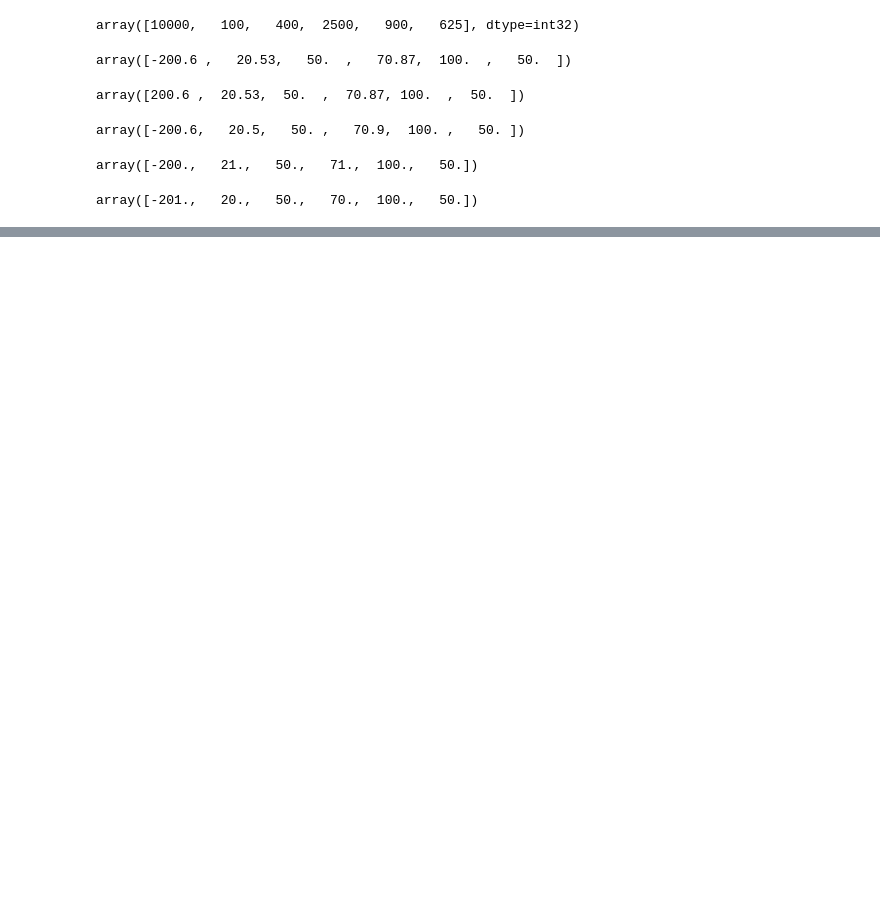
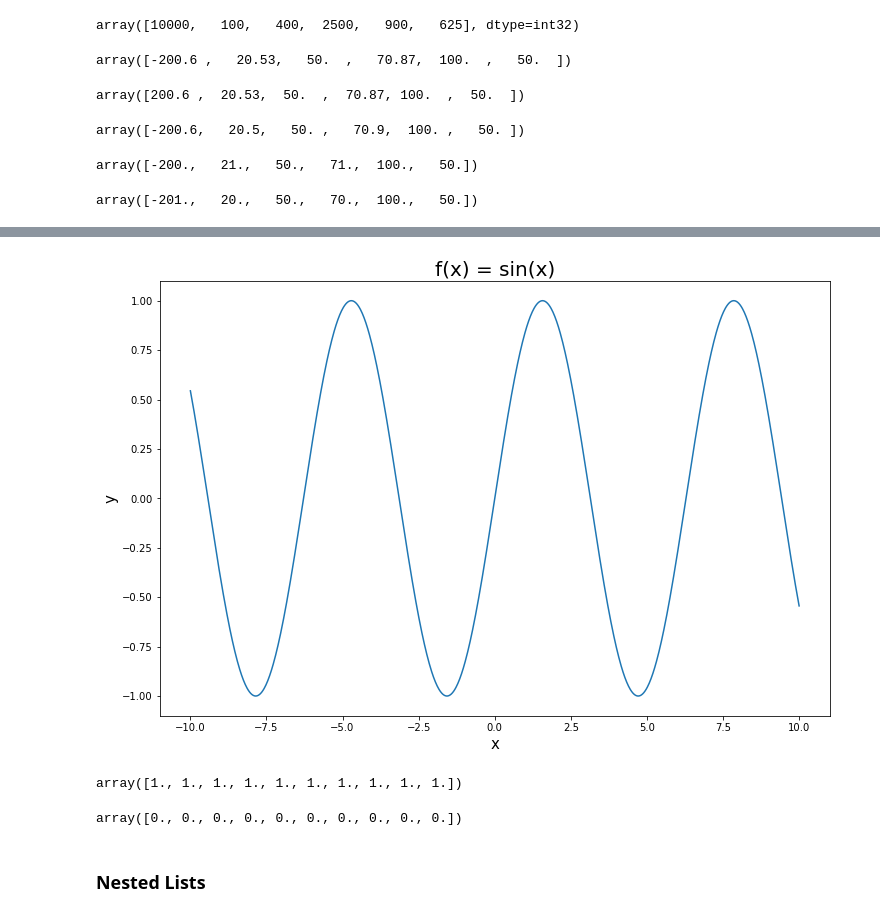
Before and after one commit to Jayce77/pythonDataCookbook, a Jupyter notebook: numpyExamples.ipynb, the cells around one changed output, grey strips where cells are left out. Cells and saved outputs as stored; diff of their text form; code cells hidden in the pictures; blank space fills up the shorter version.

Commit message:
Numpy array lessons

```diff
--- a/numpyExamples.ipynb
+++ b/numpyExamples.ipynb
@@ -265,0 +429,3 @@ array([-201.,   20.,   50.,   70.,  100.,   50.])
+# %%
+x = np.linspace(-10, 10, 1000)
+x
@@ -265,0 +450,3 @@ array([-201.,   20.,   50.,   70.,  100.,   50.])
+# %%
+y = np.sin(x)
+y
@@ -265,0 +471,19 @@ array([-201.,   20.,   50.,   70.,  100.,   50.])
+# %%
+plt.figure(figsize=(12,8))
+plt.plot(x, y)
+plt.title('f(x) = sin(x)', fontsize=20)
+plt.xlabel('x', fontsize = 15)
+plt.ylabel('y', fontsize=15)
+plt.show()
+# %% [output]
+[figure, added]
+# %%
+np.ones(10)
+# %% [output]
+array([1., 1., 1., 1., 1., 1., 1., 1., 1., 1.])
+# %%
+np.zeros(10)
+# %% [output]
+array([0., 0., 0., 0., 0., 0., 0., 0., 0., 0.])
+# %% [markdown]
+### Nested Lists
```
Also changed, not shown: parts of 76 cells of this notebook.
